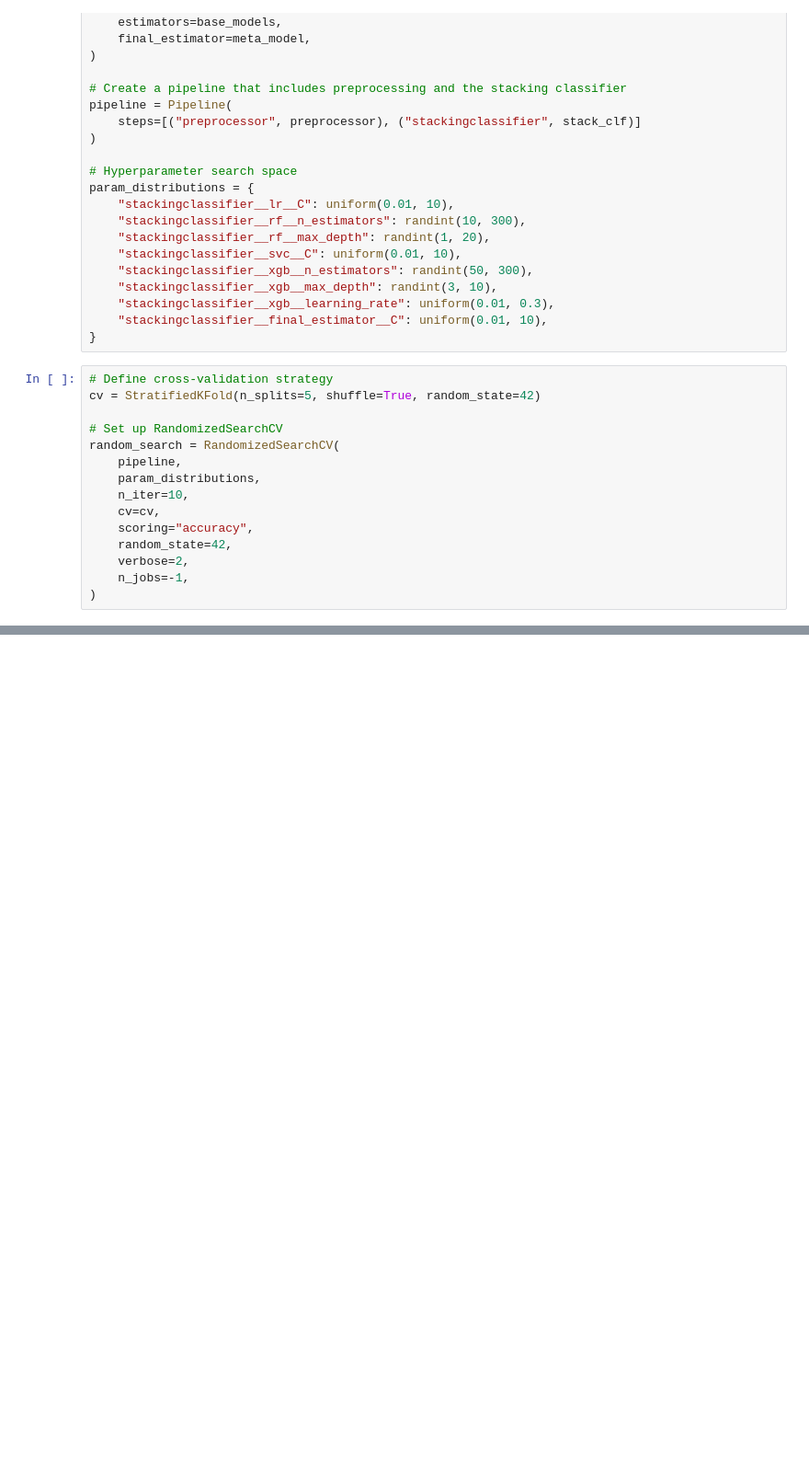
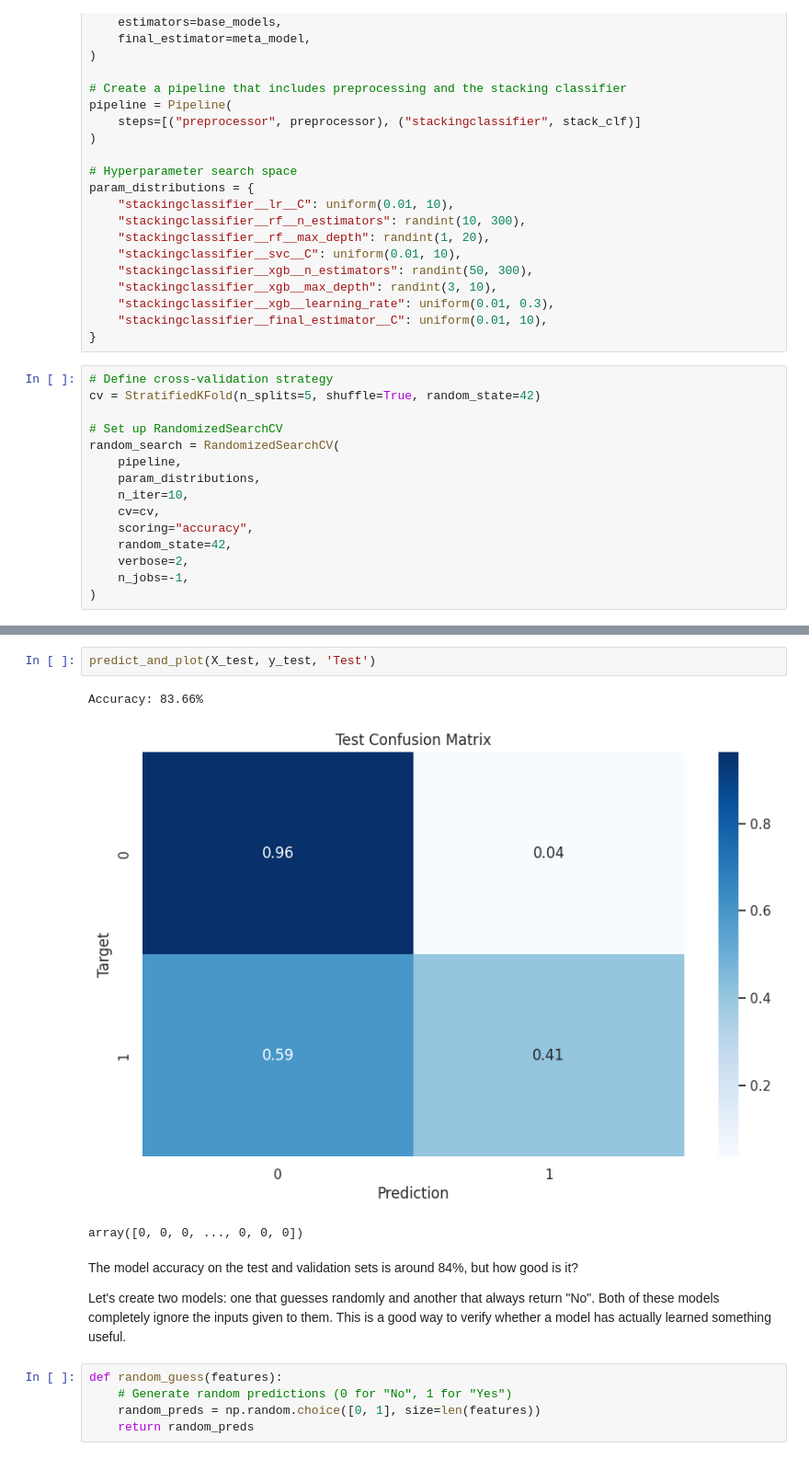
Before and after one commit to SebastianGarrido2790/Data-Science-Portafolio, a Jupyter notebook: Aussie_Rain.ipynb, the cells around one changed output, grey strips where cells are left out. Shown at 92% size. Cells and saved outputs as stored; diff of their text form; blank space fills up the shorter version.

```diff
--- a/Aussie_Rain.ipynb
+++ b/Aussie_Rain.ipynb
@@ -566,0 +613,15 @@ dtype: int64
+# %%
+predict_and_plot(X_test, y_test, 'Test')
+# %% [output]
+Accuracy: 83.66%
+[figure, added]
+array([0, 0, 0, ..., 0, 0, 0])
+# %% [markdown]
+The model accuracy on the test and validation sets is around 84%, but how good is it?
+
+Let's create two models: one that guesses randomly and another that always return "No". Both of these models completely ignore the inputs given to them. This is a good way to verify whether a model has actually learned something useful.
+# %%
+def random_guess(features):
+    # Generate random predictions (0 for "No", 1 for "Yes")
+    random_preds = np.random.choice([0, 1], size=len(features))
+    return random_preds
```
Also changed, not shown: parts of 51 cells of this notebook.
